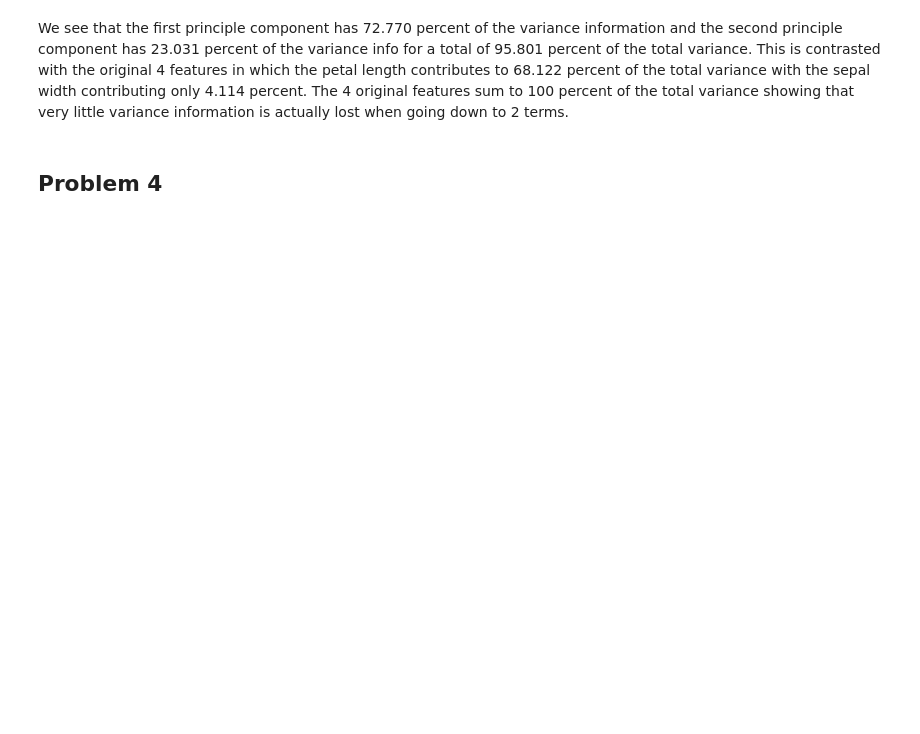
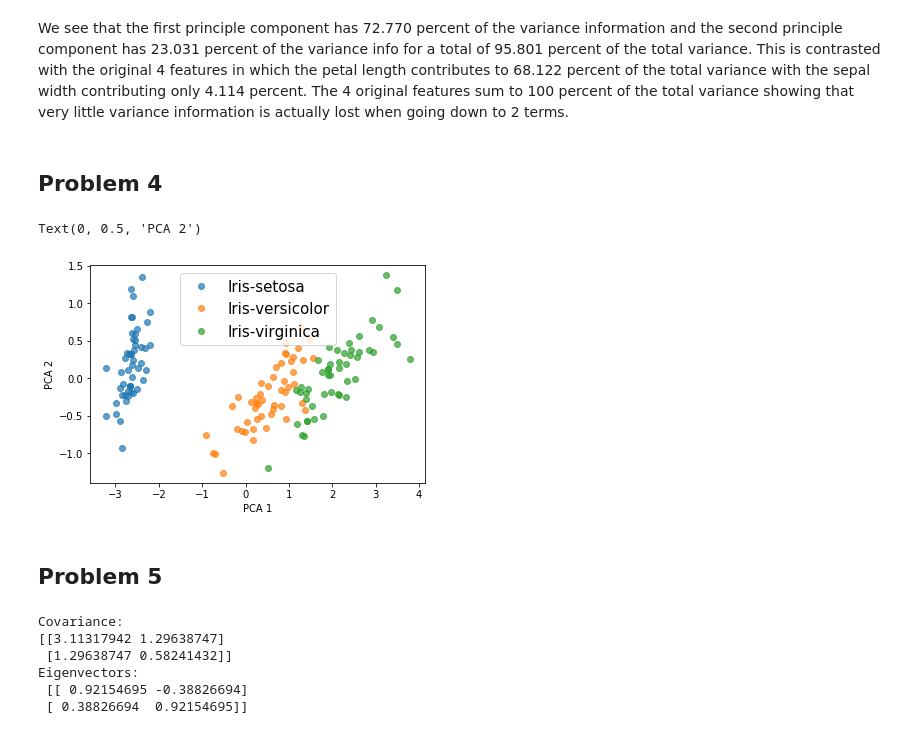
Before and after one commit to dbuts/DataMiningHW1, a Jupyter notebook: Homework_1.ipynb, the cells around one changed output. Cells and saved outputs as stored; diff of their text form; code cells hidden in the pictures; blank space fills up the shorter version.

```diff
--- a/Homework_1.ipynb
+++ b/Homework_1.ipynb
@@ -232,3 +230,47 @@ We see that the first principle component has 72.770 percent of the variance inf
 This is contrasted with the original 4 features in which the petal length contributes to 68.122 percent of the total variance with the sepal width contributing only 4.114 percent. The 4 original features sum to 100 percent of the total variance showing that very little variance information is actually lost when going down to 2 terms.
 # %% [markdown]
 ## Problem 4
+# %%
+import numpy as np
+import pandas as pd
+import sklearn.datasets
+import sklearn.decomposition
+import matplotlib.pyplot as plt
+
+sklearn_pca = sklearn.decomposition.PCA(n_components=2)
+sklearn_pca.fit(iris_df[feats])
+
+# Get Data into 2 dimensions
+df_2D = pd.DataFrame(sklearn_pca.transform(iris_df[feats]), columns=['PCA1', 'PCA2'])
+df_2D['species'] = iris_df['species']
+df_2D.head()
+for key, group in df_2D.groupby(['species']):
+    plt.plot(group.PCA1, group.PCA2, 'o', alpha=0.7, label=key)
+
+#Plot Data
+plt.legend(loc=0, fontsize=15)
+plt.margins(0.05)
+plt.xlabel('PCA 1')
+plt.ylabel('PCA 2')
+# %% [output]
+Text(0, 0.5, 'PCA 2')
+[figure, added]
+# %% [markdown]
+## Problem 5
+# %%
+center_df = iris_df.loc[:, ['petal length', 'petal width']]
+for col in center_df.columns:
+    center_df[col] -= center_df[col].mean()
+
+cov_matrix = np.cov(m=center_df.transpose())
+print('Covariance:\n%s'%cov_mat)
+eigen_vals, eigen_vecs = np.linalg.eig(cov_matrix)
+
+print('Eigenvectors:\n', eig_vecs)
+# %% [output]
+Covariance:
+[[3.11317942 1.29638747]
+ [1.29638747 0.58241432]]
+Eigenvectors:
+ [[ 0.92154695 -0.38826694]
+ [ 0.38826694  0.92154695]]
```
Also changed, not shown: parts of 3 cells of this notebook.
